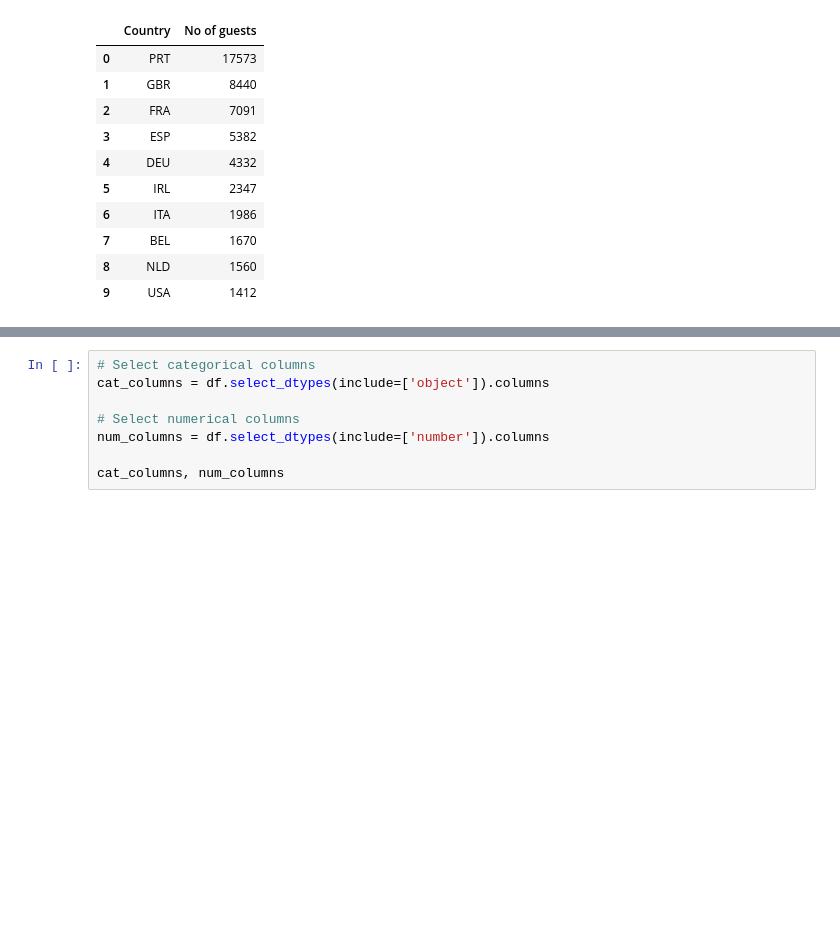
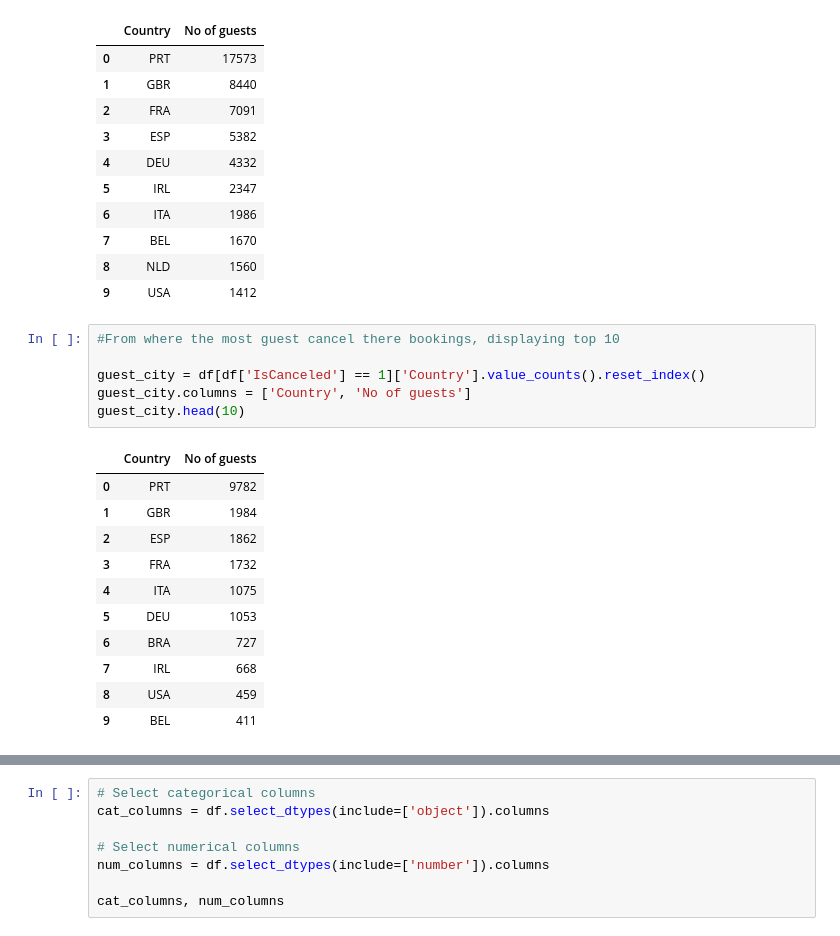
Before and after one commit to prabhjeetsinghk/Hotel-Cancellation-Prediction, a Jupyter notebook: Code/NeuralNetworkModel.ipynb, the cells around one changed output, grey strips where cells are left out. Drawn from its saved outputs; the diff is of its cells as text; blank space fills up the shorter version.

```diff
--- a/Code/NeuralNetworkModel.ipynb
+++ b/Code/NeuralNetworkModel.ipynb
@@ -131,6 +105,24 @@ guest_city.head(10)
 | 7 | BEL | 1670 |
 | 8 | NLD | 1560 |
 | 9 | USA | 1412 |
+# %%
+#From where the most guest cancel there bookings, displaying top 10
+
+guest_city = df[df['IsCanceled'] == 1]['Country'].value_counts().reset_index()
+guest_city.columns = ['Country', 'No of guests']
+guest_city.head(10)
+# %% [output]
+|  | Country | No of guests |
+| 0 | PRT | 9782 |
+| 1 | GBR | 1984 |
+| 2 | ESP | 1862 |
+| 3 | FRA | 1732 |
+| 4 | ITA | 1075 |
+| 5 | DEU | 1053 |
+| 6 | BRA | 727 |
+| 7 | IRL | 668 |
+| 8 | USA | 459 |
+| 9 | BEL | 411 |
 # %%
 fig = px.choropleth(guest_city,
                     locations="Country",
```
Also changed, not shown: parts of 37 cells of this notebook.
